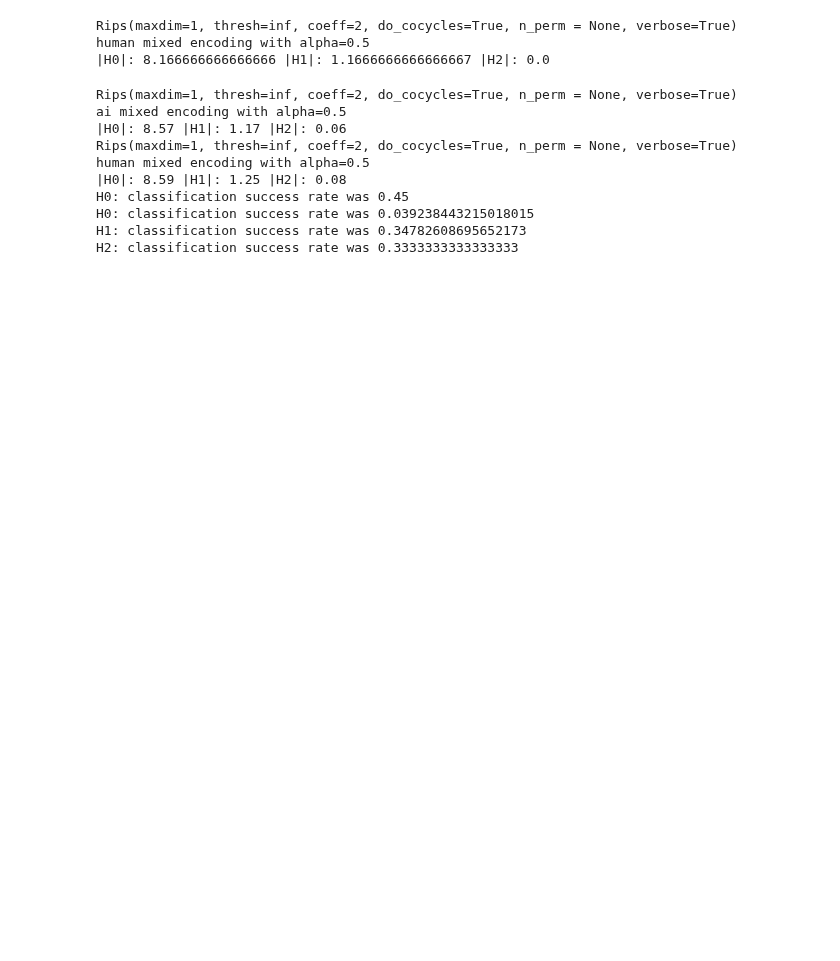
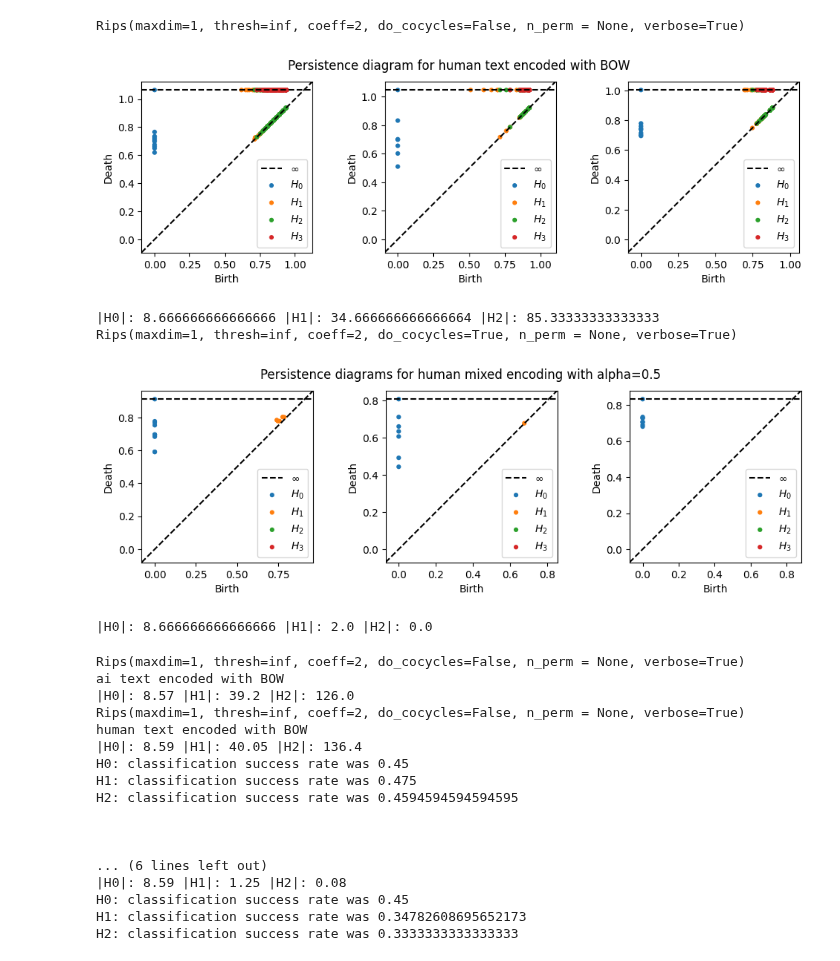
Before and after one commit to aguilin1/tda_ai_text_generation, a Jupyter notebook: tda_ai_text_detection.ipynb, the cells around one changed output. Saved outputs shown, nothing was run; the diff lists cells and outputs as text; code cells hidden in the pictures; blank space fills up the shorter version.

```diff
--- a/tda_ai_text_detection.ipynb
+++ b/tda_ai_text_detection.ipynb
@@ -513,10 +515,6 @@ from persim import PersImage
 from persim import PersistenceImager
 from sklearn.model_selection import train_test_split
 from sklearn.linear_model import LogisticRegression
-from sklearn.svm import SVR
-from sklearn.model_selection import GridSearchCV, StratifiedShuffleSplit
-from sklearn.svm import SVC
-
 
 def diagram_sizes(dgms):
     return {f"H_{i}": len(d) for i, d in enumerate(dgms)}
@@ -636,7 +634,8 @@ def run_mixed_encoding_evaluation(abstract_type, alpha, num_abstracts=6, time_sk
   if time_skeleton:
     description += " with time skeleton"
   if graph:
-    fig,axs = plt.subplots(nrows=2,ncols=3,figsize=(12,6))
+    num_abstracts = 3
+    fig,axs = plt.subplots(nrows=1,ncols=3,figsize=(12,3))
     title = "Persistence diagrams for {}".format(description)
     fig.suptitle(title)
     subplot = 0
@@ -650,7 +649,7 @@ def run_mixed_encoding_evaluation(abstract_type, alpha, num_abstracts=6, time_sk
     sizes.append(diagram_sizes(diagram))
 
     if graph:
-      rips.plot(diagram, show=False, ax=axs[0][subplot])
+      rips.plot(diagram, show=False, ax=axs[subplot])
       subplot += 1
 
     # For each new diagram, append its points to the the appropriate array. These must have all infs removed or replaced.
@@ -713,6 +712,7 @@ def evaluation(embedding_type, time_skeleton = False, with_smoothing = False, al
   diagrams_h0_actual.extend(dH0)
   diagrams_h1_actual.extend(dH1)
   diagrams_h2_actual.extend(dH2)
+  # print(diagrams_h2_actual)
 
   # transform peristence diagrams into persistence images and generate flat vector versions of the PIs for user in regression
   # for H0, all the birth values are 0. This is specially handled by duplicating all the pairs and setting the duplicate birth values to 1 so that there is a 2-dimensionality in the resulting diagram
@@ -725,21 +725,21 @@ def evaluation(embedding_type, time_skeleton = False, with_smoothing = False, al
     diagrams_h0_actual.extend(d)
     labelsH0_actual.extend(l)
     # instantiate PersistenceImager, transform PD to PI, and flatten everything for regression analysis
-    pimgrH0 = PersistenceImager(pixel_size=0.1)
+    pimgrH0 = PersistenceImager(pixel_size=0.01)
     pimgrH0.fit(diagrams_h0_actual)
     imgsH0 = pimgrH0.transform(diagrams_h0_actual, skew=False)
     imgsH0_array = np.array([imgH0.flatten() for imgH0 in imgsH0])
   # for H1
   if len(diagrams_h1_actual) > 0:
     # instantiate PersistenceImager, transform PD to PI, and flatten everything for regression analysis
-    pimgrH1 = PersistenceImager(pixel_size=0.1)
+    pimgrH1 = PersistenceImager(pixel_size=0.01)
     pimgrH1.fit(diagrams_h1_actual)
     imgsH1 = pimgrH1.transform(diagrams_h1_actual, skew=True)
     imgsH1_array = np.array([imgH1.flatten() for imgH1 in imgsH1])
   # for H2
   if len(diagrams_h2_actual) > 0:
     # instantiate PersistenceImager, transform PD to PI, and flatten everything for regression analysis
-    pimgrH2 = PersistenceImager(pixel_size=0.1)
+    pimgrH2 = PersistenceImager(pixel_size=0.01)
     pimgrH2.fit(diagrams_h2_actual)
     imgsH2 = pimgrH2.transform(diagrams_h2_actual, skew=True)
     imgsH2_array = np.array([imgH2.flatten() for imgH2 in imgsH2])
@@ -751,13 +751,8 @@ def evaluation(embedding_type, time_skeleton = False, with_smoothing = False, al
     lrH0.fit(X0_train, y0_train)
     scr0 = lrH0.score(X0_test, y0_test)
     pred0 = lrH0.predict(X0_test)
-    print('H0: classification success rate was', scr0)
     # print('H0: predicted classification(s): ', pred0)
     # print('H0: actual classification(s): ', y0_test)
-    svrH0 = SVR(kernel='rbf', C=100000, gamma=0.013)
-    svrH0.fit(X0_train, y0_train)
-    scr0 = svrH0.score(X0_test, y0_test)
-    pred0 = svrH0.predict(X0_test)
     print('H0: classification success rate was', scr0)
 
   if len(diagrams_h1_actual) > 0:
@@ -779,20 +774,21 @@ def evaluation(embedding_type, time_skeleton = False, with_smoothing = False, al
     # print('H2: predicted classification: ', pred2)
     # print('H2: actual classification: ', y2_test)
     print('H2: classification success rate was', scr2)
-
-  return imgsH0_array, X0_train, X0_test, y0_train, y0_test
 # %%
-# run_evaluation('human', 'bow', graph=True, num_abstracts=6);
+run_evaluation('human', 'bow', graph=True, num_abstracts=6);
 # run_evaluation('human', 'bow', with_smoothing=True, graph=True, num_abstracts=6);
 # run_evaluation('human', 'bow', time_skeleton=True, graph=True, num_abstracts=6);
 # run_evaluation('human', 'bert', graph=True, num_abstracts=6);
-run_mixed_encoding_evaluation('human', 0.5, graph=False, num_abstracts=6);
+run_mixed_encoding_evaluation('human', 0.5, graph=True, num_abstracts=6);
 # %% [output]
-Rips(maxdim=1, thresh=inf, coeff=2, do_cocycles=True, n_perm = None, verbose=True)
-human mixed encoding with alpha=0.5
-|H0|: 8.166666666666666 |H1|: 1.1666666666666667 |H2|: 0.0
+Rips(maxdim=1, thresh=inf, coeff=2, do_cocycles=False, n_perm = None, verbose=True)
+[figure, added]
+|H0|: 8.666666666666666 |H1|: 34.666666666666664 |H2|: 85.33333333333333
+Rips(maxdim=1, thresh=inf, coeff=2, do_cocycles=True, n_perm = None, verbose=True)
+[figure, added]
+|H0|: 8.666666666666666 |H1|: 2.0 |H2|: 0.0
 # %%
-#evaluation('bow', time_skeleton=False, with_smoothing=False, num_abstracts=100)
+evaluation('bow', time_skeleton=False, with_smoothing=False, num_abstracts=100)
 print("")
 #evaluation('bow', time_skeleton=True, with_smoothing=False, num_abstracts=100)
 print("")
@@ -800,19 +796,26 @@ print("")
 print("")
 #evaluation('bert', time_skeleton=True, with_smoothing=False, num_abstracts=100)
 print("")
-imgsH0_array, X0_train, X0_test, y0_train, y0_test = evaluation('mixed', time_skeleton=False, with_smoothing=False, alpha=0.5, num_abstracts=100)
+evaluation('mixed', time_skeleton=False, with_smoothing=False, alpha=0.5, num_abstracts=100)
 print("")
 #evaluation('mixed', time_skeleton=False, with_smoothing=False, alpha=0.3, num_abstracts=100)
 print("")
 #evaluation('mixed', time_skeleton=False, with_smoothing=False, alpha=0.8, num_abstracts=100)
 # %% [output]
-Rips(maxdim=1, thresh=inf, coeff=2, do_cocycles=True, n_perm = None, verbose=True)
-ai mixed encoding with alpha=0.5
-|H0|: 8.57 |H1|: 1.17 |H2|: 0.06
-Rips(maxdim=1, thresh=inf, coeff=2, do_cocycles=True, n_perm = None, verbose=True)
-human mixed encoding with alpha=0.5
+Rips(maxdim=1, thresh=inf, coeff=2, do_cocycles=False, n_perm = None, verbose=True)
+ai text encoded with BOW
+|H0|: 8.57 |H1|: 39.2 |H2|: 126.0
+Rips(maxdim=1, thresh=inf, coeff=2, do_cocycles=False, n_perm = None, verbose=True)
+human text encoded with BOW
+|H0|: 8.59 |H1|: 40.05 |H2|: 136.4
+H0: classification success rate was 0.45
+H1: classification success rate was 0.475
+H2: classification success rate was 0.4594594594594595
+
+
+
+... (6 lines left out)
 |H0|: 8.59 |H1|: 1.25 |H2|: 0.08
 H0: classification success rate was 0.45
-H0: classification success rate was 0.039238443215018015
 H1: classification success rate was 0.34782608695652173
 H2: classification success rate was 0.3333333333333333
```
Also changed, not shown: parts of 5 cells of this notebook.
